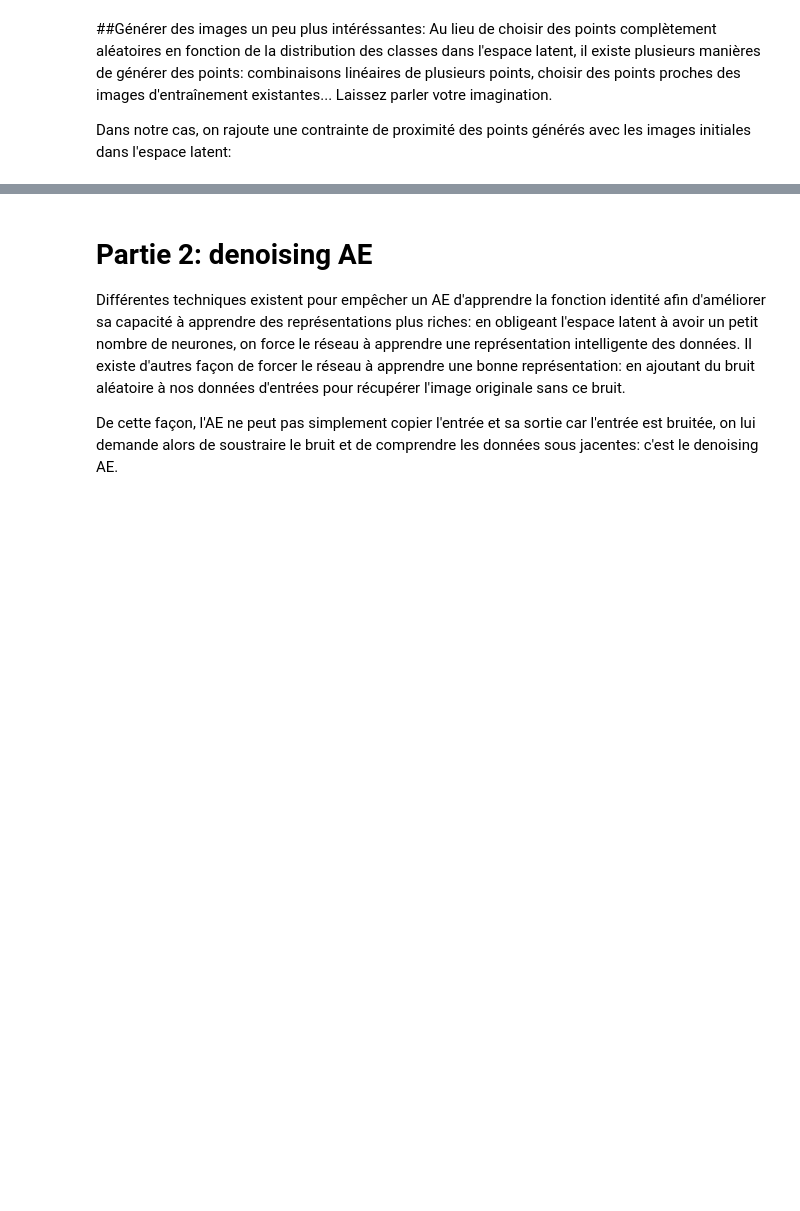
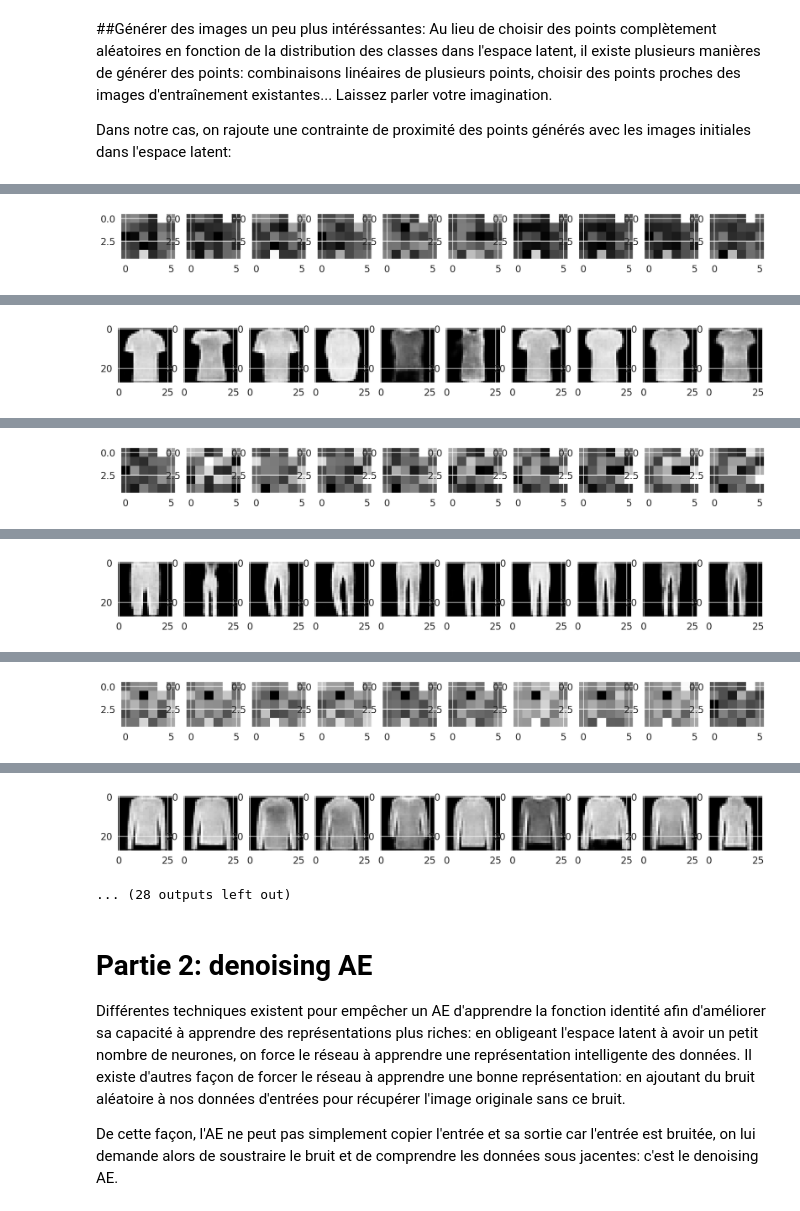
Before and after one commit to lukalafaye/3DLungModel, a Jupyter notebook: TP_modeles_génératifs.ipynb, the cells around one changed output, grey strips where cells are left out. Drawn from its saved outputs; the diff is of its cells as text; code cells hidden in the pictures; blank space fills up the shorter version.

```diff
--- a/TP_modeles_génératifs.ipynb
+++ b/TP_modeles_génératifs.ipynb
@@ -686,7 +697,8 @@ for nb_classes in range(10):
 
   # CALCULATE ELLIPSOID FROM IMAGES
   encoded_imgs = encoder.predict(images)
-  sz = 2*5
+  #sz = 2*5 #this was incorrect
+  sz = latent_dim # Use the correct latent dimension defined earlier (30)
   encoded_imgs = encoded_imgs.reshape((-1,sz))
   mm = np.mean(encoded_imgs,axis=0)
   ss = np.cov(encoded_imgs,rowvar=False)
@@ -704,7 +716,8 @@ for nb_classes in range(10):
   f, ax = plt.subplots(1,10)
   f.set_size_inches(20, 20)
   for i in range(10):
-      ax[i].imshow(generated[i].reshape(2, 5),cmap='gray')
+      #ax[i].imshow(generated[i].reshape(2, 5),cmap='gray') #incorrect reshape
+      ax[i].imshow(generated[i].reshape(5, 6),cmap='gray') # Reshape to a valid shape for latent_dim = 30, for example (5, 6)
   plt.show()
 
   #visualisation reconstruction
@@ -714,3 +727,4 @@ for nb_classes in range(10):
   for i in range(10):
       ax[i].imshow(reconstruct[i].reshape(28, 28),cmap='gray')
   plt.show()
+# %% [output]
@@ -716,0 +732 @@ for nb_classes in range(10):
+[figure, added]
@@ -716,0 +734 @@ for nb_classes in range(10):
+[figure, added]
@@ -716,0 +736 @@ for nb_classes in range(10):
+[figure, added]
@@ -716,0 +738 @@ for nb_classes in range(10):
+[figure, added]
@@ -716,0 +740 @@ for nb_classes in range(10):
+[figure, added]
@@ -717,3 +742,5 @@ for nb_classes in range(10):
+[figure, added]
+... (28 outputs left out)
 # %% [markdown]
 # Partie 2: denoising AE
 Différentes techniques existent pour empêcher un AE d'apprendre la fonction identité afin d'améliorer sa capacité à apprendre des représentations plus riches: en obligeant l'espace latent à avoir un petit nombre de neurones, on force le réseau à apprendre une représentation intelligente des données. Il existe d'autres façon de forcer le réseau à apprendre une bonne représentation: en ajoutant du bruit aléatoire à nos données d'entrées pour récupérer l'image originale sans ce bruit.
```
Also changed, not shown: parts of 9 cells of this notebook.
